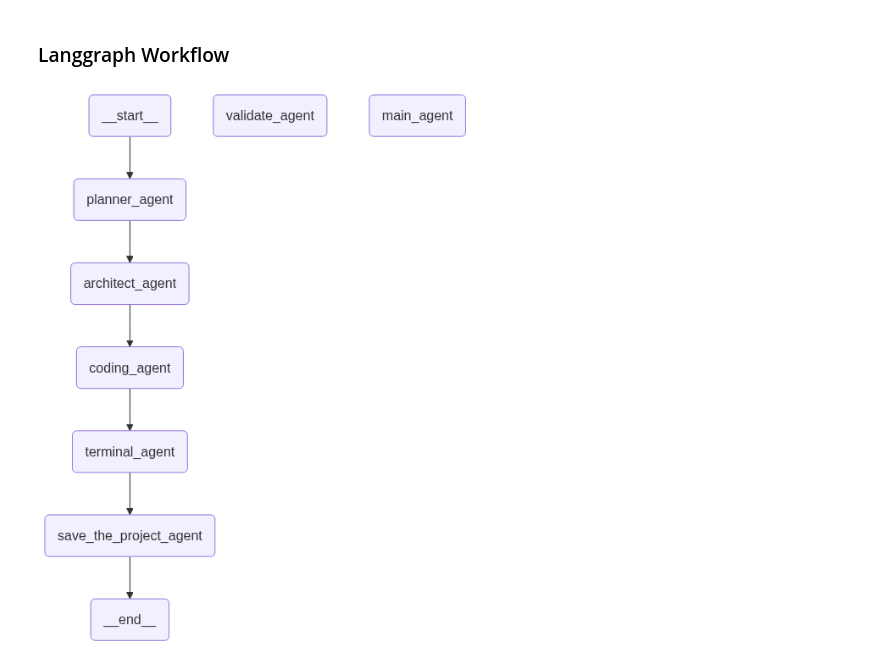
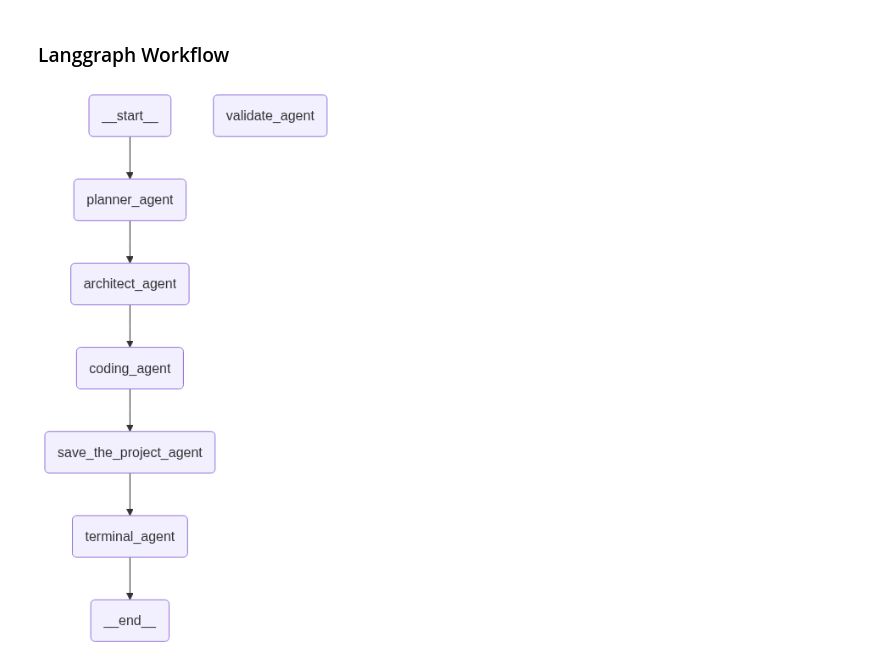
Before and after one commit to AymanKhan2244/SE-BrowserAgent, a Jupyter notebook: notebook.ipynb, the cells around one changed output. Drawn from its saved outputs; the diff is of its cells as text; code cells hidden in the pictures.

```diff
--- a/notebook.ipynb
+++ b/notebook.ipynb
@@ -568,30 +562,55 @@ class PipelineState(TypedDict):
     error: Optional[str]
 # %%
 from langgraph.graph import StateGraph , START ,END
+# %%
+# 1. Define wrapper functions that take the state and return state updates
+def planner_node(state: PipelineState):
+    # Extract the query, allowing fallback if you passed {"messages": ...}
+    query = state.get("query") or state.get("messages", "")
+    plan = planner_agent(query)
+    return {"plan": plan}
+def architect_node(state: PipelineState):
+    manifest = architect_agent(state["plan"])
+    return {"manifest": manifest}
+def coding_node(state: PipelineState):
+    # Here we give coding_agent BOTH the manifest and the plan from the state!
+    generated = coding_agent(state["manifest"], state["plan"])
+    return {"generated_files": generated}
+def save_project_node(state: PipelineState):
+    output_dir = state.get("output_dir", "generated_project")
+    # Save the project and store the returned path as a string in the state
+    root = save_project(state["generated_files"], state["manifest"], root=output_dir)
+    return {"project_root": str(root)}
+def terminal_node(state: PipelineState):
+    result = terminal_agent(state["project_root"], state["manifest"].install_command)
+    return {"terminal_result": result}
+def validate_node(state: PipelineState):
+    validate_project(state["generated_files"], state["manifest"])
+    return {} # Validation just prints, no state update needed
 # %%
 builder = StateGraph(PipelineState)
 # %%
-builder.add_node("planner_agent",planner_agent)
-builder.add_node("architect_agent",architect_agent)
-builder.add_node("coding_agent",coding_agent)
-builder.add_node("terminal_agent",)
-builder.add_node("save_the_project_agent",save_node)
+builder.add_node("planner_agent",planner_node)
+builder.add_node("architect_agent",architect_node)
+builder.add_node("coding_agent",coding_node)
+builder.add_node("terminal_agent",terminal_node)
+builder.add_node("save_the_project_agent",save_project_node)
 builder.add_node("validate_agent",validate_node)
-builder.add_node("main_agent",run_pipeline)
+
 
 
 
 builder.add_edge(START,"planner_agent")
 builder.add_edge("planner_agent","architect_agent")
 builder.add_edge("architect_agent","coding_agent")
-builder.add_edge("coding_agent","terminal_agent")
-builder.add_edge("terminal_agent","save_the_project_agent")
-builder.add_edge("validate_agent","main_agent")
-builder.add_edge("main_agent",END)
+builder.add_edge("coding_agent","save_the_project_agent")
+builder.add_edge("save_the_project_agent","terminal_agent")
+builder.add_edge("validate_agent",END)
+
 
 graph = builder.compile()
 
 
 graph
 # %% [output]
-[figure, old version]
+[figure, new version]
```
Also changed, not shown: parts of 5 cells of this notebook, 1 other file.
